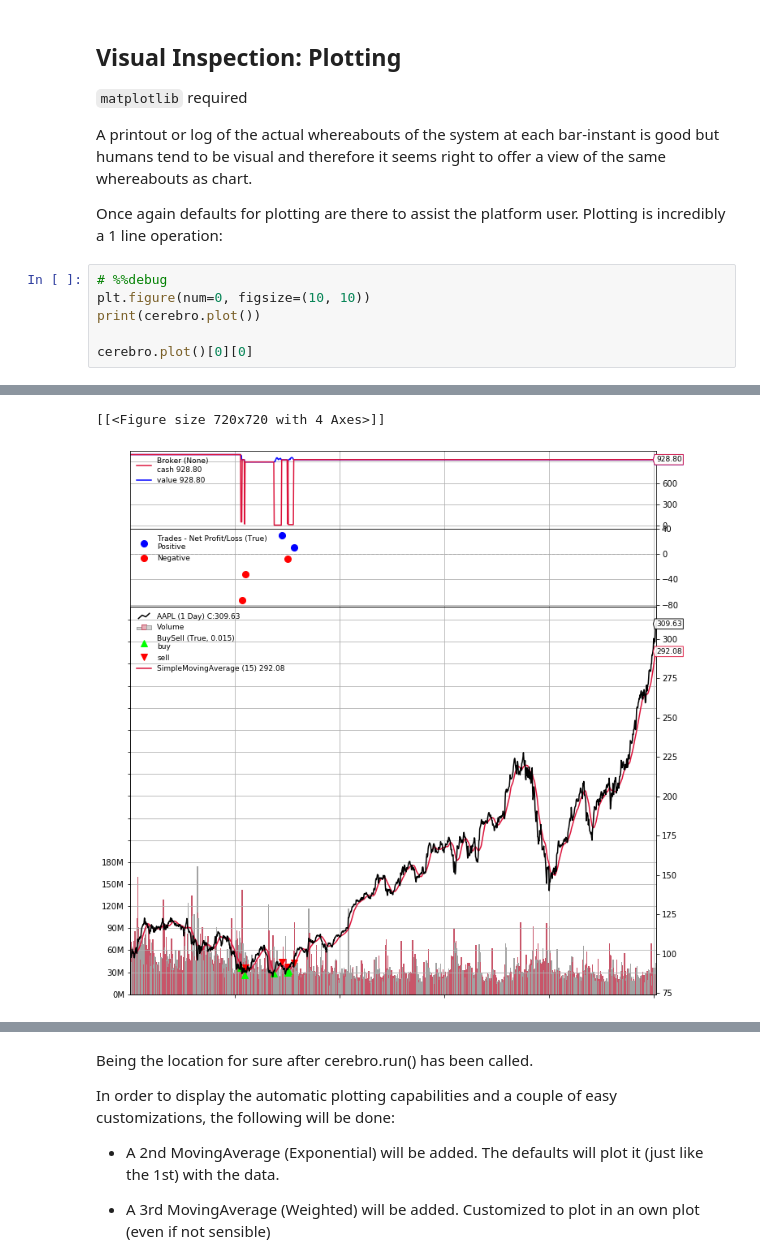
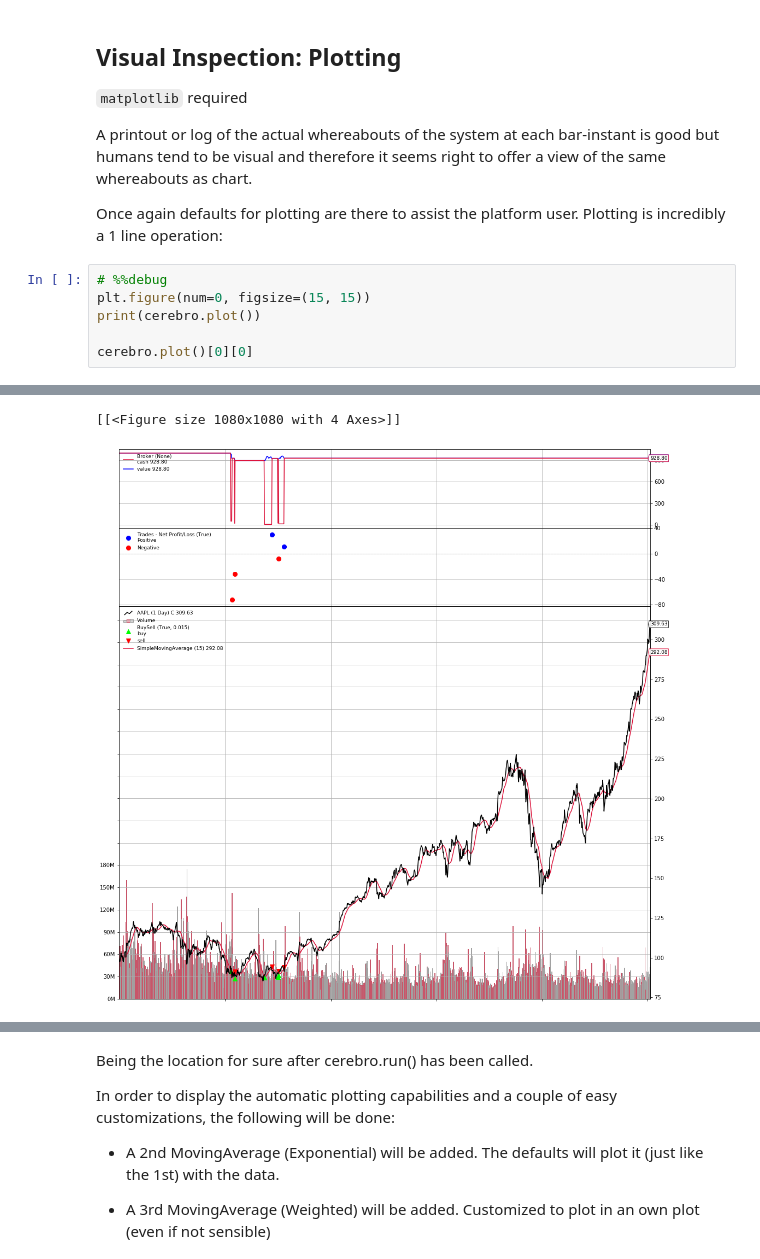
Before and after one commit to jaepil-choi/backtrader_tutorial, a Jupyter notebook: backtrader_tutorial.ipynb, the cells around one changed output, grey strips where cells are left out. Cells and saved outputs as stored; diff of their text form.

Commit message:
Change figure size

```diff
--- a/backtrader_tutorial.ipynb
+++ b/backtrader_tutorial.ipynb
@@ -847,12 +849,12 @@ A printout or log of the actual whereabouts of the system at each bar-instant is
 Once again defaults for plotting are there to assist the platform user. Plotting is incredibly a 1 line operation:
 # %%
 # %%debug
-plt.figure(num=0, figsize=(10, 10))
+plt.figure(num=0, figsize=(15, 15))
 print(cerebro.plot())
 
 cerebro.plot()[0][0]
 # %% [output]
 [interactive output not drawn]
 [interactive output not drawn]
-[[<Figure size 720x720 with 4 Axes>]]
+[[<Figure size 1080x1080 with 4 Axes>]]
-[figure, old version]
+[figure, new version]
```
Also changed, not shown: parts of 4 cells of this notebook.
